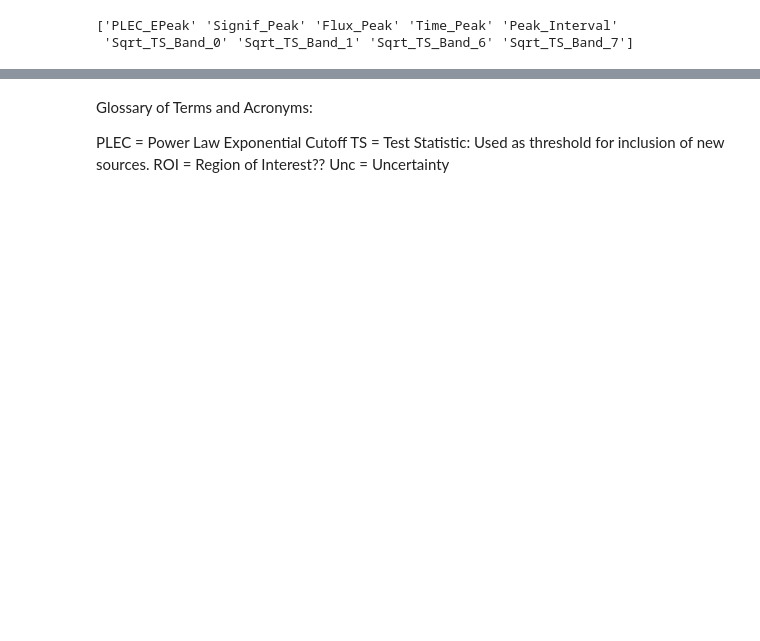
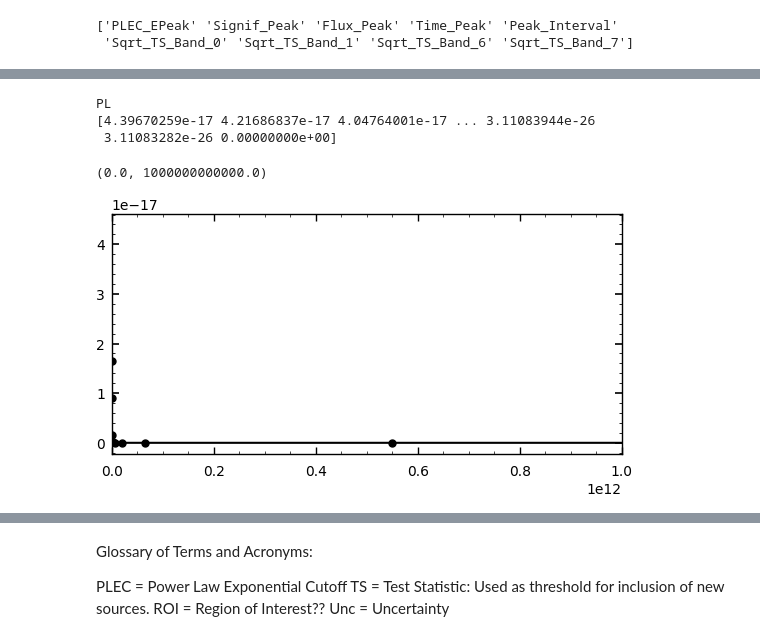
Before and after one commit to IoanPJ/Final_year_project_IMPJ, a Jupyter notebook: Data Processing/data_processing_2.ipynb, the cells around one changed output, grey strips where cells are left out. Cells and saved outputs as stored; diff of their text form; code cells hidden in the pictures; blank space fills up the shorter version.

```diff
--- a/Data Processing/data_processing_2.ipynb
+++ b/Data Processing/data_processing_2.ipynb
@@ -157,0 +178,74 @@ fl_cl.head()
+# %%
+import matplotlib.pyplot as plt
+from scipy.integrate import quad
+
+def LogParabola(E,E_0,K,alpha,beta):
+    # E is the independent variable, E_0 is the Pivot_Energy, K is LP_Flux_Density, alpha is LP_Index, and beta is LP_beta
+    return K*((E/E_0)**(-alpha-(beta*np.log(E/E_0))))
+
+def PLSuperExpCutoff(E,E_0,K,gamma,b,d):
+    # E is the independent variable, E_0 is the Pivot_Energy, K is PLEC_Flux_Density, gamma is PLEC_Index, a is PLEC_Expfactor and b is PLEC_Exp_Index
+    return K*((E/E_0)**((d/b)-gamma))*(np.exp((d/(b**2))*(1-(E/E_0)**b)))
+
+def PowerLaw(E,E_0,K,gamma):
+    # E is the independent variable, E_0 is the Pivot_Energy, K is PL_Flux_Density, gamma is PL_Index
+    return K*((E/E_0)**(-gamma))
+
+E = np.arange(50*10**6, 1*10**12,10**6)
+
+index = 42
+E_0 = fl['Pivot_Energy'][index]
+K_pl = fl['PL_Flux_Density'][index]
+gamma_pl = fl['PL_Index'][index]
+K_plec = fl['PLEC_Flux_Density'][index]
+gamma_plec = fl['PLEC_IndexS'][index]
+d_plec = fl['PLEC_ExpfactorS'][index]
+b_plec = fl['PLEC_Exp_Index'][index]
+K_lp = fl['LP_Flux_Density'][index]
+alpha_lp = fl['LP_Index'][index]
+beta_lp = fl['LP_beta'][index]
+
+
+fluxband = [fl['Flux_Band_0'][index],fl['Flux_Band_1'][index],fl['Flux_Band_2'][index],fl['Flux_Band_3'][index],fl['Flux_Band_4'][index],
+            fl['Flux_Band_5'][index],fl['Flux_Band_6'][index],fl['Flux_Band_7'][index]]
+
+# 50-100MeV, 100-300MeV, 300MeV-1GeV,1-3GeV,3-10GeV,10-30GeV,30-100GeV,100GeV-1TeV
+locs = [75*10**6,200*10**6,650*10**6,2*10**9,6.5*10**9,20*10**9,65*10**9,550*10**9]
+widths = [50*10**6,200*10**6,700*10**6,2*10**9,7*10**9,20*10**9,70*10**9,900*10**9]
+
+avgN = np.array(fluxband)/np.array(widths)
+
+
+#how many N between 2 energies, divide by width of limits to get average N
+N=np.zeros(len(E-1))
+if fermi_lat['SpectrumType'][index]=='LogParabola':
+    print('LP')
+    for i in range(0,len(E)-1):
+        res1,err1=quad(LogParabola,E[i],E[i+1],args=(E_0,K_lp,alpha_lp,beta_lp))
+        res = res1/10**6
+        N[i]=res
+elif fermi_lat['SpectrumType'][index] == 'PLSuperExpCutoff':
+    print('PLEC')
+    for i in range(0,len(E)-1):
+        res1,err1=quad(PLSuperExpCutoff,E[i],E[i+1],args=(E_0,K_plec,gamma_plec,b_plec,d_plec))
+        res = res1
+        N[i]=res
+elif fermi_lat['SpectrumType'][index] == 'PowerLaw':
+    print('PL')
+    for i in range(0,len(E)-1):
+        res1,err1=quad(PowerLaw,E[i],E[i+1],args=(E_0,K_pl,gamma_pl))
+        res = res1
+        N[i]=res
+
+
+fig, ax = plt.subplots()
+ax.plot(E,N)
+print(N)
+ax.scatter(locs,avgN)
+ax.set_xlim(0,10**(12))
+# %% [output]
+PL
+[4.39670259e-17 4.21686837e-17 4.04764001e-17 ... 3.11083944e-26
+ 3.11083282e-26 0.00000000e+00]
+(0.0, 1000000000000.0)
+[figure, added]
```
Also changed, not shown: parts of 4 cells of this notebook, 1 other file.
